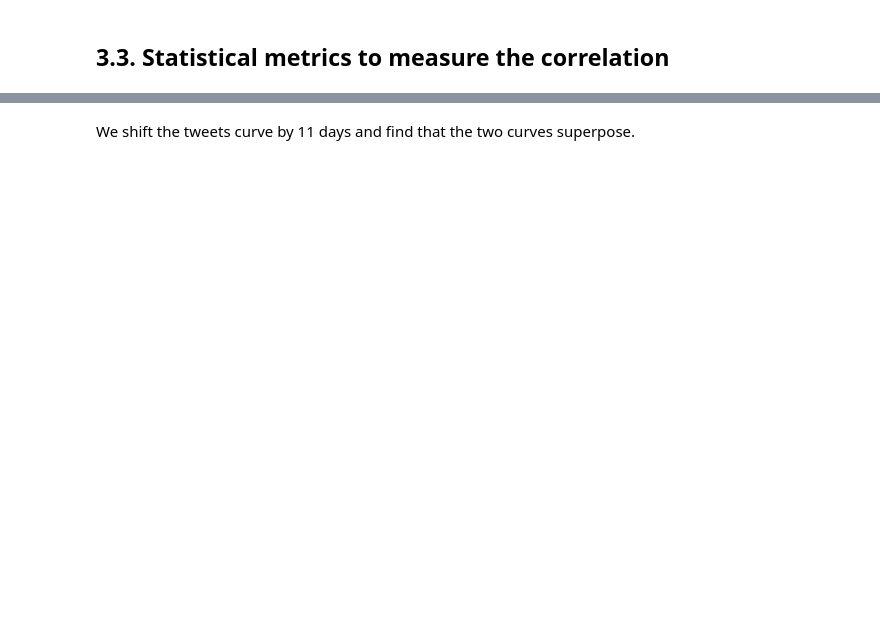
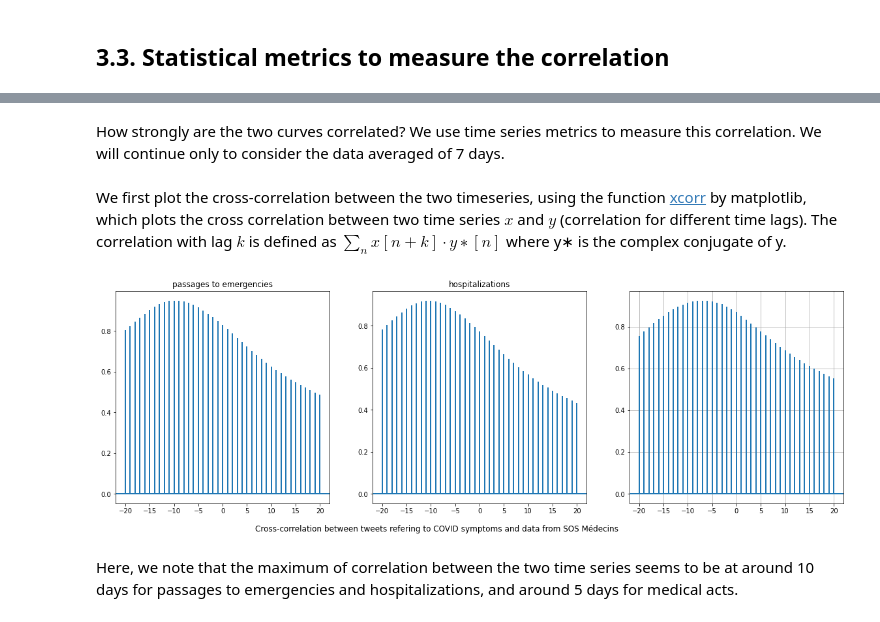
Before and after one commit to Naila-elh/CRI_BigDataCourse_2020, a Jupyter notebook: notebooks/3-DScourse-data-analysis.ipynb, the cells around one changed output, grey strips where cells are left out. Saved outputs shown, nothing was run; the diff lists cells and outputs as text; code cells hidden in the pictures; blank space fills up the shorter version.

```diff
--- a/notebooks/3-DScourse-data-analysis.ipynb
+++ b/notebooks/3-DScourse-data-analysis.ipynb
@@ -322,2 +304,28 @@ Scipy computed Pearson r: 0.6091414935880327 and p-value: 1.65501898981073e-28
-# %% [markdown]
-We shift the tweets curve by 11 days and find that the two curves superpose.
+# %% [markdown]
+How strongly are the two curves correlated? We use time series metrics to measure this correlation. We will continue only to consider the data averaged of 7 days.
+# %% [markdown]
+We first plot the cross-correlation between the two timeseries, using the function [xcorr](https://matplotlib.org/3.1.1/api/_as_gen/matplotlib.pyplot.xcorr.html) by matplotlib, which plots the cross correlation between two time series $x$ and $y$ (correlation for different time lags).
+The correlation with lag $k$ is defined as $\sum_{n} x[n+k]⋅y∗[n]$ where y∗ is the complex conjugate of y.
+# %%
+tweets_day['test']=tweets_day['n_symptom'].rolling(7).mean()
+emergencies['test']=emergencies['nbre_pass_corona'].rolling(7).mean()
+# %%
+# Timeseries must be of same length: use only dates in common
+emergencies_dates=emergencies.loc[emergencies['nbre_pass_corona'].notna(), 'date_de_passage'].tolist()
+tweets_dates=tweets_day.loc[tweets_day['n_symptom'].notna(),'day'].tolist()
+dates=list(set(emergencies_dates).intersection(tweets_dates))
+# %%
+fig, axs = plt.subplots(1, 3, figsize=(20, 6))
+for i in range(0,3):
+    fig.axes[i].title.set_text(list(emergencies_dict.keys())[i])
+    fig.axes[i].xcorr(tweets_day.loc[tweets_day['day'].isin(dates), 'n_symptom'].rolling(7).mean()[6:],
+              emergencies.loc[emergencies['date_de_passage'].isin(dates),list(emergencies_dict.values())[i]].rolling(7).mean()[6:],
+              normed=True, usevlines=True, maxlags=20, lw=2)
+
+    plt.grid(True)
+plt.title("Cross-correlation between tweets refering to COVID symptoms and data from SOS Médecins",x=-0.9, y=-0.15)
+plt.show()
+# %% [output]
+[figure, added]
+# %% [markdown]
+Here, we note that the maximum of correlation between the two time series seems to be at around 10 days for passages to emergencies and hospitalizations, and around 5 days for medical acts.
```
Also changed, not shown: parts of 25 cells of this notebook.
